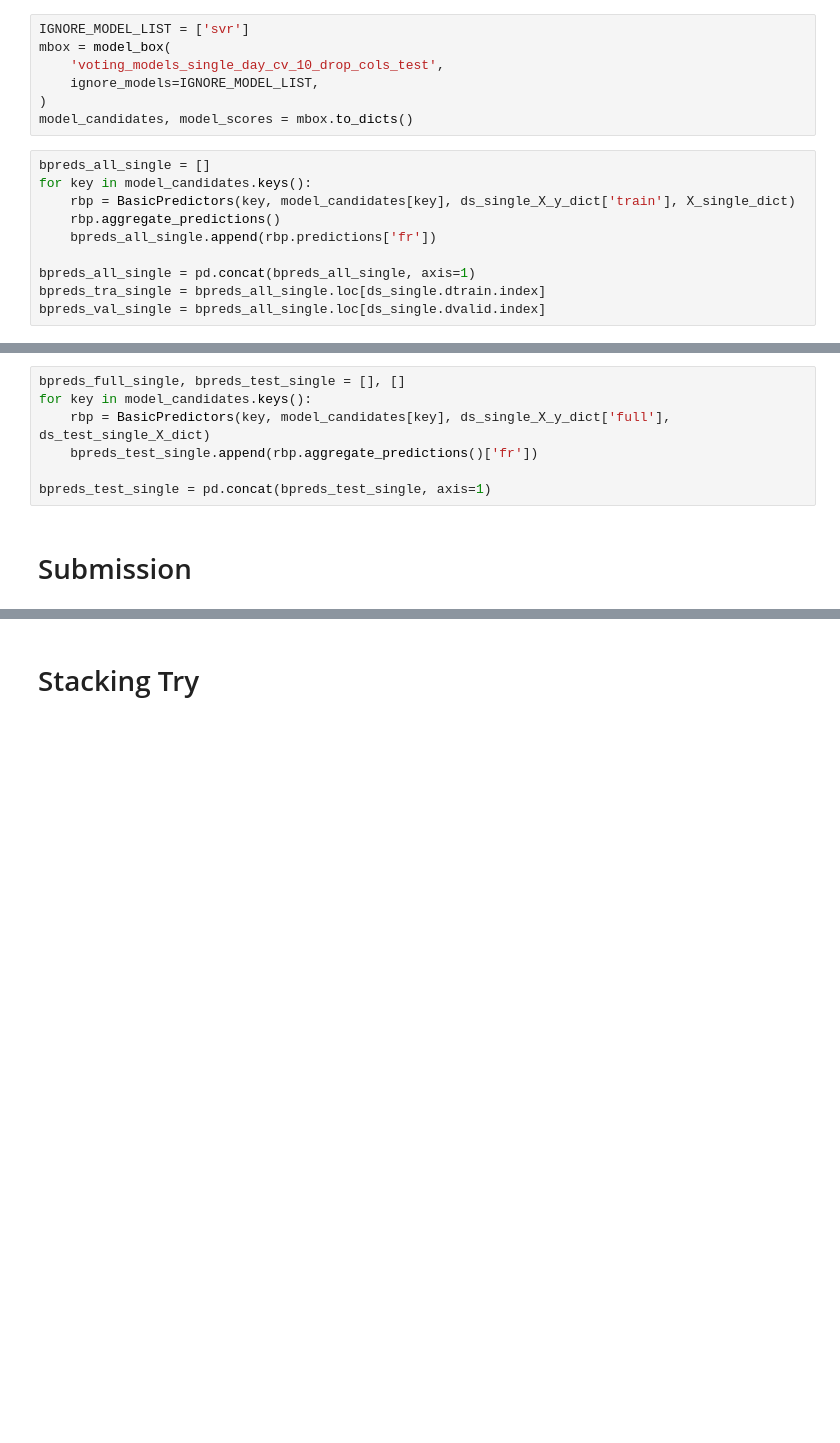
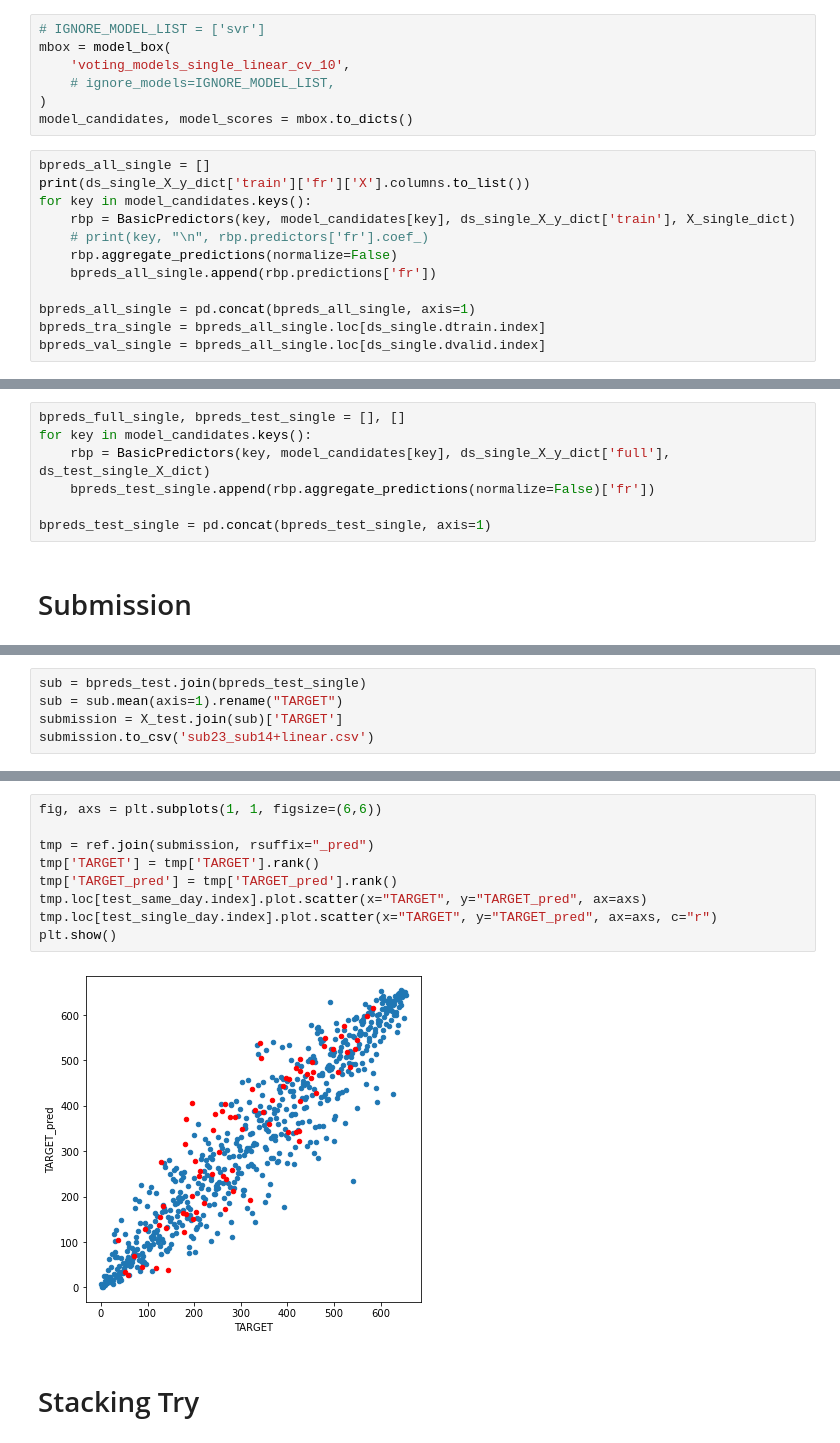
Before and after one commit to chantomkit/QRT2023, a Jupyter notebook: eda.ipynb, the cells around one changed output, grey strips where cells are left out. Drawn from its saved outputs; the diff is of its cells as text; blank space fills up the shorter version.

```diff
--- a/eda.ipynb
+++ b/eda.ipynb
@@ -516,17 +544,19 @@ bpreds_test = bpreds_test[regional_cols]
 #     cv=10,
 # )
 # %%
-IGNORE_MODEL_LIST = ['svr']
+# IGNORE_MODEL_LIST = ['svr']
 mbox = model_box(
-    'voting_models_single_day_cv_10_drop_cols_test',
-    ignore_models=IGNORE_MODEL_LIST,
+    'voting_models_single_linear_cv_10',
+    # ignore_models=IGNORE_MODEL_LIST,
 )
 model_candidates, model_scores = mbox.to_dicts()
 # %%
 bpreds_all_single = []
+print(ds_single_X_y_dict['train']['fr']['X'].columns.to_list())
 for key in model_candidates.keys():
     rbp = BasicPredictors(key, model_candidates[key], ds_single_X_y_dict['train'], X_single_dict)
-    rbp.aggregate_predictions()
+    # print(key, "\n", rbp.predictors['fr'].coef_)
+    rbp.aggregate_predictions(normalize=False)
     bpreds_all_single.append(rbp.predictions['fr'])
 
 bpreds_all_single = pd.concat(bpreds_all_single, axis=1)
@@ -556,7 +588,7 @@ print(metric_train(val_pred_single, ds_single.y_valid))
 bpreds_full_single, bpreds_test_single = [], []
 for key in model_candidates.keys():
     rbp = BasicPredictors(key, model_candidates[key], ds_single_X_y_dict['full'], ds_test_single_X_dict)
-    bpreds_test_single.append(rbp.aggregate_predictions()['fr'])
+    bpreds_test_single.append(rbp.aggregate_predictions(normalize=False)['fr'])
 
 bpreds_test_single = pd.concat(bpreds_test_single, axis=1)
 # %% [markdown]
@@ -577,3 +609,8 @@ submission.to_csv('sub21_randsplit.csv')
+# %%
+sub = bpreds_test.join(bpreds_test_single)
+sub = sub.mean(axis=1).rename("TARGET")
+submission = X_test.join(sub)['TARGET']
+submission.to_csv('sub23_sub14+linear.csv')
 # %%
 ref = pd.read_csv('sub14.csv').set_index("ID").loc[submission.index]
 print(1 - metric_train(ref["TARGET"], submission))
@@ -584,3 +621,14 @@ print(1 - pearsonr(ref["TARGET"], submission)[0])
+# %%
+fig, axs = plt.subplots(1, 1, figsize=(6,6))
+
+tmp = ref.join(submission, rsuffix="_pred")
+tmp['TARGET'] = tmp['TARGET'].rank()
+tmp['TARGET_pred'] = tmp['TARGET_pred'].rank()
+tmp.loc[test_same_day.index].plot.scatter(x="TARGET", y="TARGET_pred", ax=axs)
+tmp.loc[test_single_day.index].plot.scatter(x="TARGET", y="TARGET_pred", ax=axs, c="r")
+plt.show()
+# %% [output]
+[figure, added]
 # %% [markdown]
 # Stacking Try
 # %%
```
Also changed, not shown: parts of 26 cells of this notebook, 19 other files.
